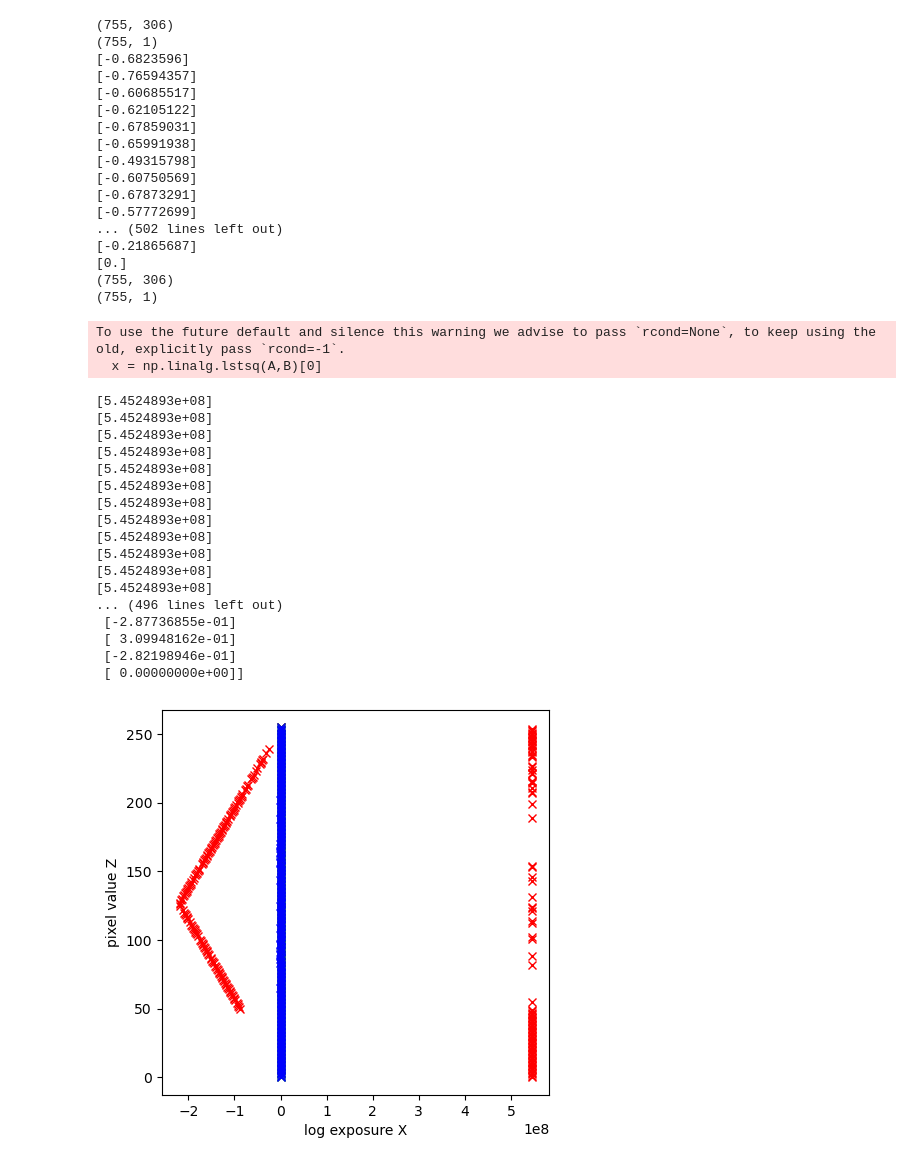
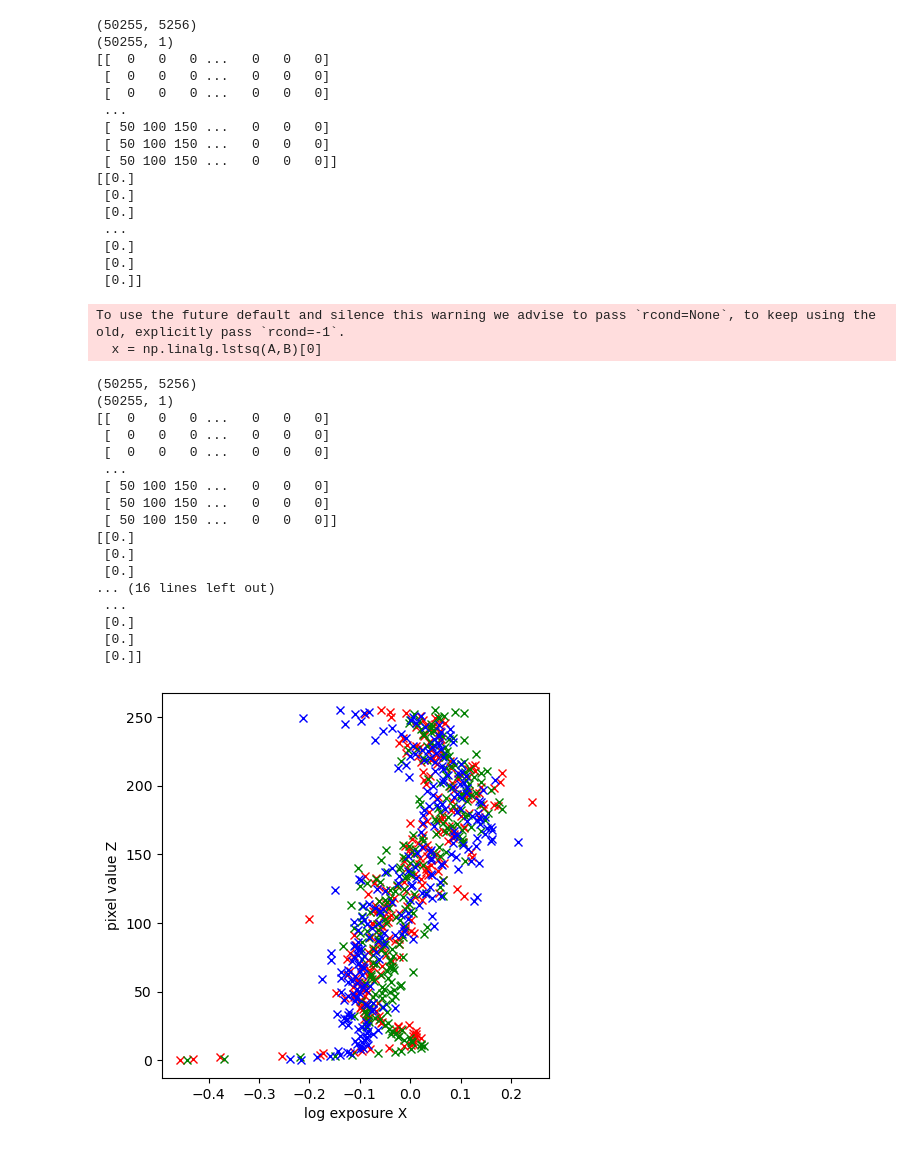
Before and after one commit to HarryProgramming/digital-VFX, a Jupyter notebook: hw1/main.ipynb, the cells around one changed output. Saved outputs shown, nothing was run; the diff lists cells and outputs as text; code cells hidden in the pictures.

Commit message:
work images upload

```diff
--- a/hw1/main.ipynb
+++ b/hw1/main.ipynb
@@ -125,66 +125,65 @@ def solve_respond_curve(z,lgT,lam,w):
 # %%
 if __name__ == '__main__':
     folder = "work_image" # for now
     images = load_images(folder)
     images = np.array(images)
     #aligned_images = np.array(align_images(images, 3))
-    num_samples = 50 # for now
+    num_samples = 5000 # for now
 
     z0 = sample_pixels(images[:,:,:,0], num_samples)
     z1 = sample_pixels(images[:,:,:,1], num_samples)
     z2 = sample_pixels(images[:,:,:,2], num_samples)
 
     exposure_times = [1, 1/1.6, 1/2.5, 1/4, 1/6, 1/10, 1/15, 1/25, 1/40, 1/50] # for now
     lambda_ = 50 # for now
     w = [value if value <= 0.5*255 else 255-value for value in range(256)]
 
     gB, _ = solve_respond_curve(z0, exposure_times, lambda_, w)
     gG, _ = solve_respond_curve(z1, exposure_times, lambda_, w)
     gR, _ = solve_respond_curve(z2, exposure_times, lambda_, w)
 
 
 
     plt.figure(figsize=(5, 5))
     plt.plot(gR, range(256), 'rx')
     plt.plot(gG, range(256), 'gx')
     plt.plot(gB, range(256), 'bx')
     plt.ylabel('pixel value Z')
     plt.xlabel('log exposure X')
 # %% [output]
-(755, 306)
-(755, 1)
-[-0.6823596]
-[-0.76594357]
-[-0.60685517]
-[-0.62105122]
-[-0.67859031]
-[-0.65991938]
-[-0.49315798]
-[-0.60750569]
-[-0.67873291]
-[-0.57772699]
-... (502 lines left out)
-[-0.21865687]
-[0.]
-(755, 306)
-(755, 1)
+(50255, 5256)
+(50255, 1)
+[[  0   0   0 ...   0   0   0]
+ [  0   0   0 ...   0   0   0]
+ [  0   0   0 ...   0   0   0]
+ ...
+ [ 50 100 150 ...   0   0   0]
+ [ 50 100 150 ...   0   0   0]
+ [ 50 100 150 ...   0   0   0]]
+[[0.]
+ [0.]
+ [0.]
+ ...
+ [0.]
+ [0.]
+ [0.]]
 To use the future default and silence this warning we advise to pass `rcond=None`, to keep using the old, explicitly pass `rcond=-1`.
   x = np.linalg.lstsq(A,B)[0]
-[5.4524893e+08]
-[5.4524893e+08]
-[5.4524893e+08]
-[5.4524893e+08]
-[5.4524893e+08]
-[5.4524893e+08]
-[5.4524893e+08]
-[5.4524893e+08]
-[5.4524893e+08]
-[5.4524893e+08]
-[5.4524893e+08]
-[5.4524893e+08]
-... (496 lines left out)
- [-2.87736855e-01]
- [ 3.09948162e-01]
- [-2.82198946e-01]
- [ 0.00000000e+00]]
+(50255, 5256)
+(50255, 1)
+[[  0   0   0 ...   0   0   0]
+ [  0   0   0 ...   0   0   0]
+ [  0   0   0 ...   0   0   0]
+ ...
+ [ 50 100 150 ...   0   0   0]
+ [ 50 100 150 ...   0   0   0]
+ [ 50 100 150 ...   0   0   0]]
+[[0.]
+ [0.]
+ [0.]
+... (16 lines left out)
+ ...
+ [0.]
+ [0.]
+ [0.]]
-[figure, old version]
+[figure, new version]
```
Also changed, not shown: parts of 2 cells of this notebook, 12 other files.
